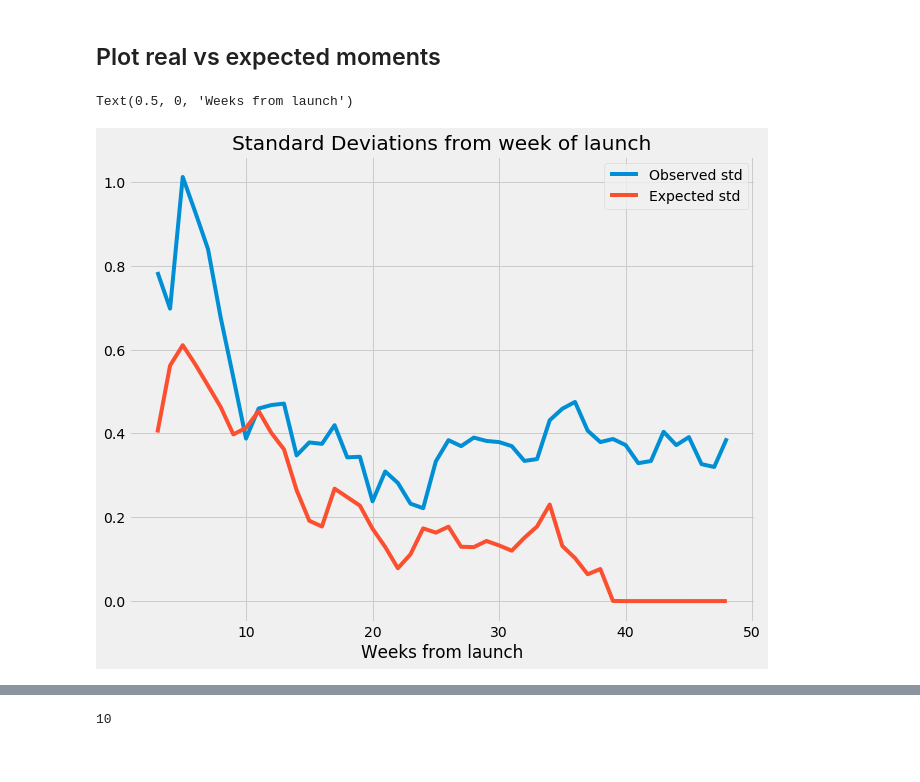
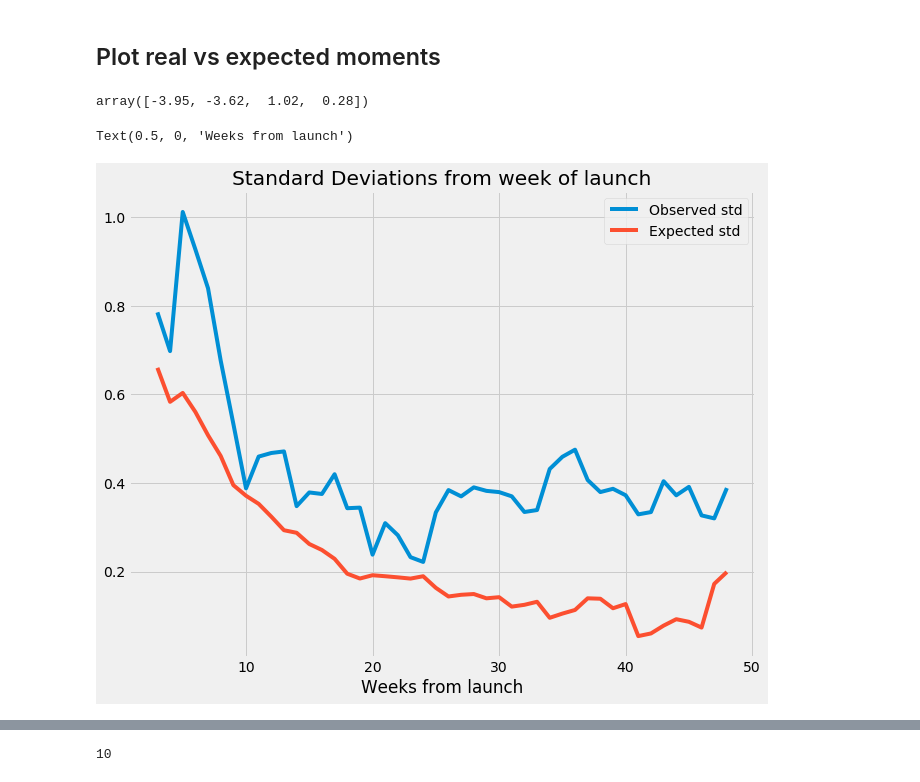
Before and after one commit to cdagnino/LearningModels, a Jupyter notebook: Notebooks/estimation/interpret_deep_parameter_results.ipynb, the cells around one changed output, grey strips where cells are left out. Saved outputs shown, nothing was run; the diff lists cells and outputs as text; code cells hidden in the pictures.

Commit message:
Try higher inertia for demand

```diff
--- a/Notebooks/estimation/interpret_deep_parameter_results.ipynb
+++ b/Notebooks/estimation/interpret_deep_parameter_results.ipynb
@@ -83,8 +83,8 @@ Started at Sat May  4 17:46:25 2019. Discount: 0.95. 100 maxiters. Logs for x? F
 
 #Obtained results
 #Old: θ = np.array([-0.53, -0.26,  0.52, -0.34])
-#θ = np.array([-3.98, -0.29,  1.05, -0.17])
-θ = np.array([-3.86, -4.4,   1.05,  0.1 ]) #for delta = 0.95
+#θ = np.array([-3.86, -4.4,   1.05,  0.1 ]) #for delta = 0.95
+θ = np.array([-3.95, -3.62,  1.02,  0.28])
 H = np.e**((θ[0] + θ[1]*xs + prior_shocks))
 Eβ = -np.e**(θ[2] + θ[3]*xs + prior_shocks)
 
@@ -223,10 +223,14 @@ Done with plot 3
 [figure]
 # %% [markdown]
 ## Plot real vs expected moments
+# %%
+θ
+# %% [output]
+array([-3.95, -3.62,  1.02,  0.28])
 # %%
-src.const.γ = 0.8
-src.const.beta_shock_std = 0.3
-src.const.taste_shock_std = 0.7
+#src.const.γ = 0.8
+#src.const.beta_shock_std = 0.3
+#src.const.taste_shock_std = 0.7
 
 def generate_betas_inertia(time_periods: int) -> np.ndarray:
     """
@@ -238,39 +242,48 @@ def generate_betas_inertia(time_periods: int) -> np.ndarray:
     b0 = np.clip(np.random.normal(loc=src.const.mature_beta, scale=src.const.beta_shock_std), -np.inf, -1.05)
     betas[0] = b0
     old_beta = b0
     for t in range(1, time_periods):
         new_beta = np.clip(src.const.γ * old_beta + taste_shocks[t], -np.inf, -1.05)
         betas[t] = new_beta
         old_beta = new_beta
 
     return betas
 
-df["betas_inertia"] = 0.
-for firm in df.firm.unique():
-    mask: pd.Series = (df.firm == firm)
-    t = mask.sum()
-    df.loc[mask, "betas_inertia"] = generate_betas_inertia(t)
+
 
 
 #optθ = [-0.53, -0.29,  0.62,  0.45]
 #optθ = np.array([-3.98, -0.29,  1.05, -0.17])
 optθ = θ
+optθ = np.array([-4.5, -3.62,  1.02,  0.28])
 lambdas0 = src.from_theta_to_lambda_for_all_firms(optθ, xs, prior_shocks)
 
-mean_std_observed_prices_clean, mean_std_expected_prices = src.get_intersection_of_observed_and_expected_prices(
-             mean_std_observed_prices, df, policyF, lambdas0, 3)
+exp_prices = []
+obs_prices = []
+for i in range(30):
+    np.random.seed(i)
+    df["betas_inertia"] = 0.
+    for firm in df.firm.unique():
+        mask: pd.Series = (df.firm == firm)
+        t = mask.sum()
+        df.loc[mask, "betas_inertia"] = generate_betas_inertia(t)
+    mean_std_observed_prices_clean, mean_std_expected_prices = src.get_intersection_of_observed_and_expected_prices(
+                 mean_std_observed_prices, df, policyF, lambdas0, 3)
+    exp_prices.append(mean_std_expected_prices)
+    obs_prices.append(mean_std_observed_prices)
 
 
 
 fig, ax1 = plt.subplots(1, 1, figsize=(10, 8))
 ind_t = mean_std_expected_prices.index
 ax1.plot(ind_t, mean_std_observed_prices_clean, label="Observed std")
-ax1.plot(ind_t, mean_std_expected_prices, label="Expected std")
+#ax1.plot(ind_t, mean_std_expected_prices, label="Expected std")
+ax1.plot(ind_t, exp_prices_df.mean(axis=1), label="Expected std")
 ax1.legend()
 ax1.set_title("Standard Deviations from week of launch")
 ax1.set_xlabel("Weeks from launch")
 #ax2.plot(mean_std_observed_prices.index, mean_std_observed_prices, label="Original observed std")
 #ax2.legend()
 # %% [output]
 Text(0.5, 0, 'Weeks from launch')
-[figure, old version]
+[figure, new version]
```
Also changed, not shown: parts of 5 cells of this notebook, 1 other file.
